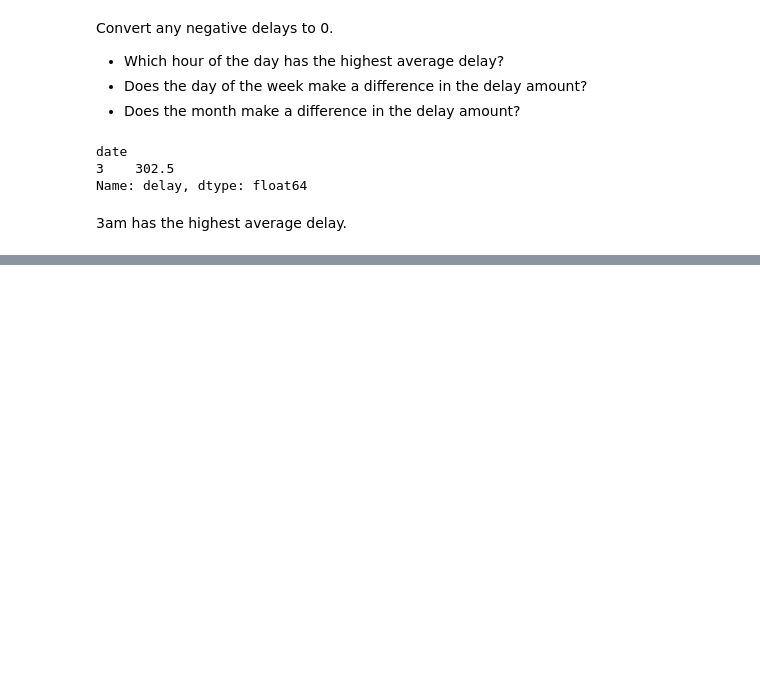
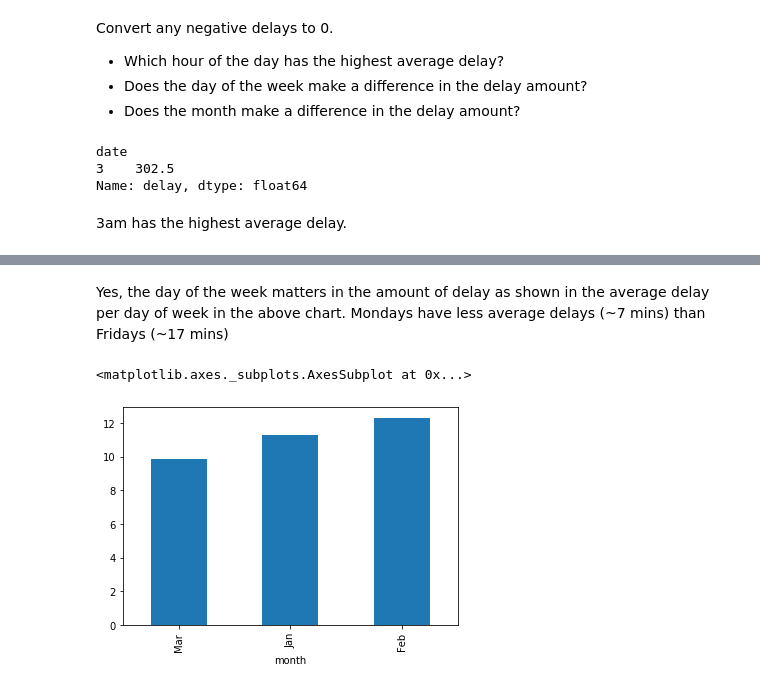
Before and after one commit to crisgiovanoni/ds-methodologies-exercises, a Jupyter notebook: time_series/date_managing_exercise.ipynb, the cells around one changed output, grey strips where cells are left out. Cells and saved outputs as stored; diff of their text form; code cells hidden in the pictures; blank space fills up the shorter version.

```diff
--- a/time_series/date_managing_exercise.ipynb
+++ b/time_series/date_managing_exercise.ipynb
@@ -238,0 +249,7 @@ Name: delay, Length: 1860, dtype: float64
+# %% [markdown]
+Yes, the day of the week matters in the amount of delay as shown in the average delay per day of week in the above chart. Mondays have less average delays (\~7 mins) than Fridays (\~17 mins)
+# %%
+flights.groupby("month")["delay"].mean().sort_values().plot.bar()
+# %% [output]
+<matplotlib.axes._subplots.AxesSubplot at 0x...>
+[figure, added]
```
Also changed, not shown: parts of 11 cells of this notebook, 6 other files.
